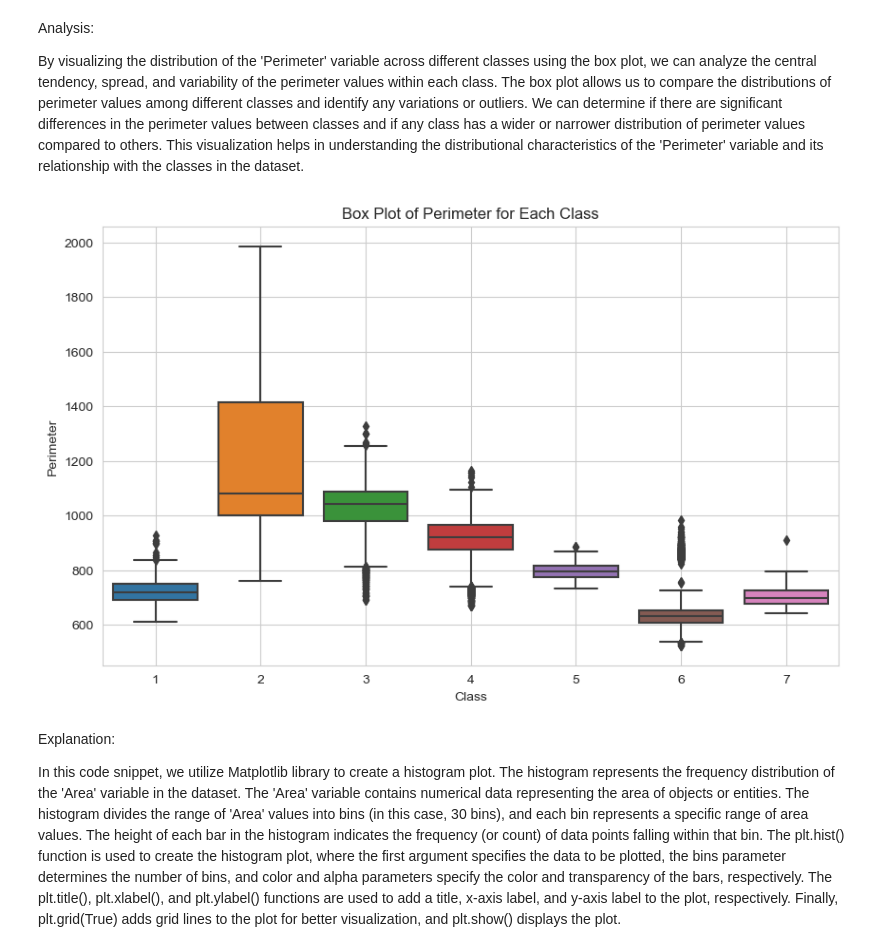
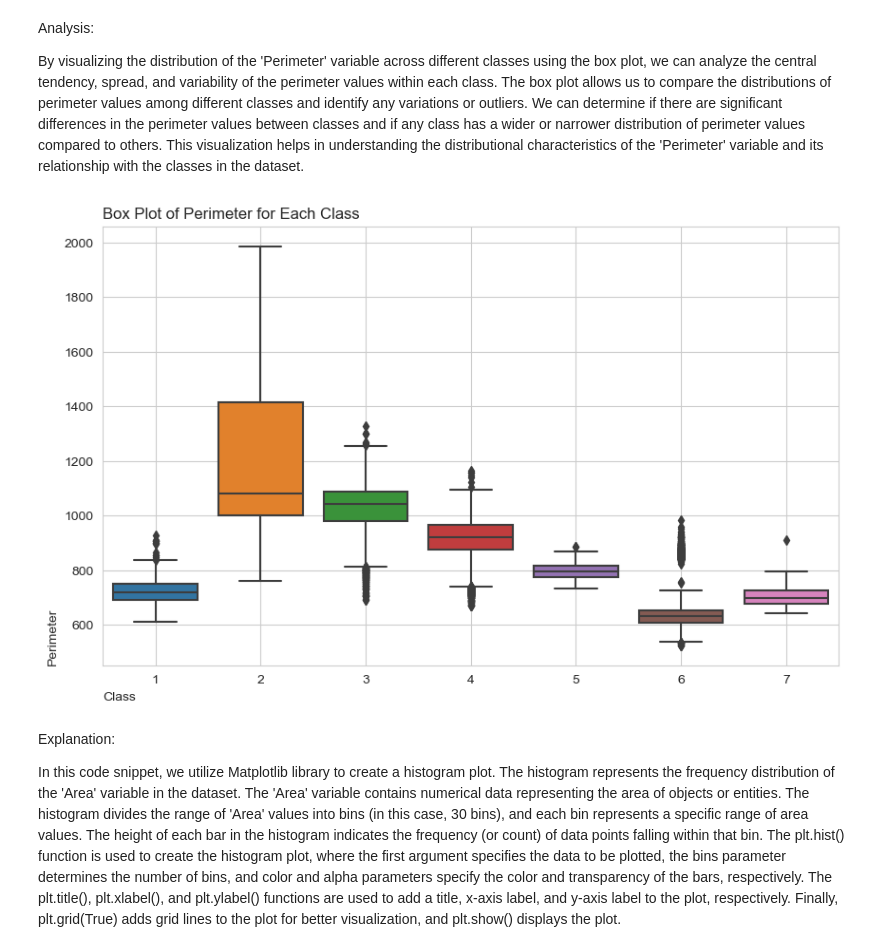
Before and after one commit to soheil-asgari/Dry-Bean-ML, a Jupyter notebook: main.ipynb, the cells around one changed output. Saved outputs shown, nothing was run; the diff lists cells and outputs as text; code cells hidden in the pictures.

```diff
--- a/main.ipynb
+++ b/main.ipynb
@@ -314,13 +314,13 @@ By visualizing the distribution of the 'Perimeter' variable across different cla
 # %%
 plt.figure(figsize=(10, 6))
 sns.boxplot(x="class_int", y="Perimeter", data=dataset)
-plt.title("Box Plot of Perimeter for Each Class")
-plt.xlabel("Class")
-plt.ylabel("Perimeter")
+plt.title("Box Plot of Perimeter for Each Class", loc="left")
+plt.xlabel("Class", loc="left")
+plt.ylabel("Perimeter", loc="bottom")
 plt.grid(True)
 plt.show()
 # %% [output]
-[figure, old version]
+[figure, new version]
 # %% [markdown]
 Explanation:
 
```
Also changed, not shown: parts of 19 cells of this notebook, 1 other file.
